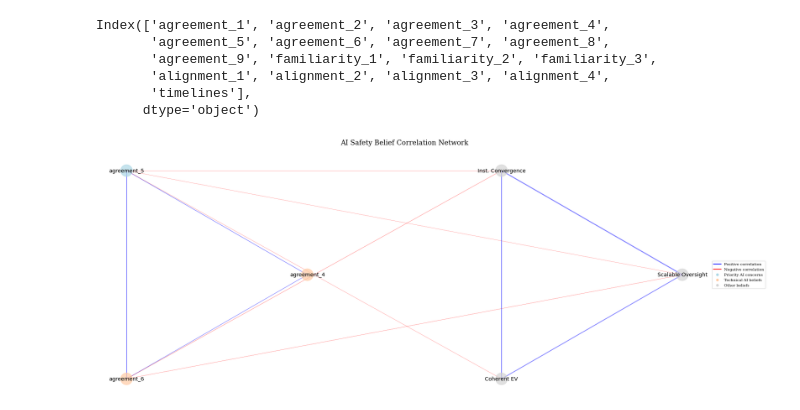
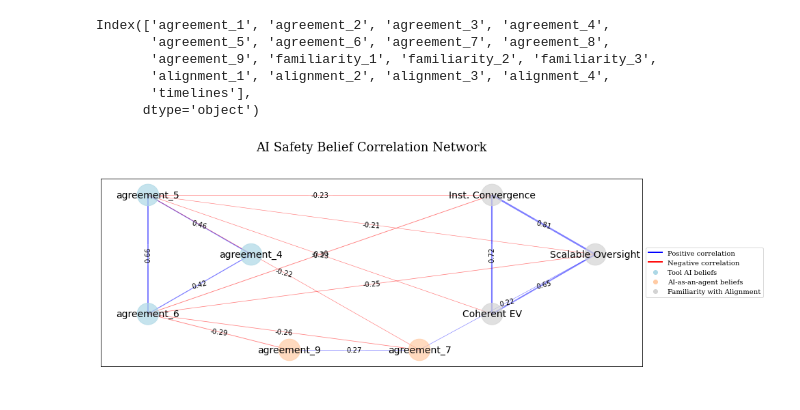
Before and after one commit to sevdeawesome/survey_figures, a Jupyter notebook: correlation_figs/figure_3.ipynb, the cells around one changed output. Drawn from its saved outputs; the diff is of its cells as text; code cells hidden in the pictures.

```diff
--- a/correlation_figs/figure_3.ipynb
+++ b/correlation_figs/figure_3.ipynb
@@ -284,7 +284,10 @@ def plot_correlation_network_clusters(
     # Generate positions for each cluster
     pos_1 = get_cluster_positions(nodes_1, x1, r1)
     pos_2 = get_cluster_positions(nodes_2, x2, r2)
+    pos_2 = {node: (x, y - 0.5) for node, (x, y) in get_cluster_positions(nodes_2, x2, r2).items()}  # -0.5 moves it down
     pos_3 = get_cluster_positions(nodes_3, x3, r3)
+    # pos_3 = {node: (x, y - 0.5) for node, (x, y) in get_cluster_positions(nodes_3, x3, r3).items()}  # -0.5 moves it down
+
 
     # Combine all positions
     pos = {**pos_1, **pos_2, **pos_3}
@@ -293,11 +296,14 @@ def plot_correlation_network_clusters(
     priority_ai = {'agreement_1', 'agreement_5', 'agreement_9'}
     technical_ai = {'agreement_3', 'agreement_4', 'agreement_6', 'agreement_7'}
 
+    tool_ai = {'agreement_4', 'agreement_5', 'agreement_6', 'timelines'}
+    autonomous_ai = {'agreement_7', 'agreement_9'}
+
     node_colors = []
     for node in all_nodes:
-        if node in priority_ai:
+        if node in tool_ai:
             node_colors.append('#add8e6')  # Light blue
-        elif node in technical_ai:
+        elif node in autonomous_ai:
             node_colors.append('#ffcba4')  # Light orange
         else:
             node_colors.append('#d3d3d3')  # Light gray
@@ -316,6 +322,25 @@ def plot_correlation_network_clusters(
                           node_color=node_colors,
                           node_size=1000,
                           alpha=0.7)
+
+        # In the edge creation section, save the correlation values:
+    edge_labels = {}  # Add this where edges are created
+    for i, node1 in enumerate(all_nodes):
+        for node2 in all_nodes[i+1:]:
+            corr = correlation_matrix.loc[node1, node2]
+            if abs(corr) >= threshold:
+                G.add_edge(node1, node2,
+                          weight=abs(corr),
+                          color='blue' if corr > 0 else 'red')
+                edge_labels[(node1, node2)] = f'{corr:.2f}'  # Add this line
+
+    # After drawing edges, add:
+    nx.draw_networkx_edge_labels(
+        G, pos,
+        edge_labels=edge_labels,
+        font_size=sizes['small_size'],
+        bbox=dict(alpha=0.1, color='white')  # Optional: adds a semi-transparent background to labels
+    )
 
     # Draw edges
     edges = G.edges()
@@ -340,9 +365,9 @@ def plot_correlation_network_clusters(
     legend_elements = [
         Line2D([0], [0], color='blue', lw=2, label='Positive correlation'),
         Line2D([0], [0], color='red', lw=2, label='Negative correlation'),
-        plt.scatter([], [], c='#add8e6', label='Priority AI concerns'),
-        plt.scatter([], [], c='#ffcba4', label='Technical AI beliefs'),
-        plt.scatter([], [], c='#d3d3d3', label='Other beliefs')
+        plt.scatter([], [], c='#add8e6', label='Tool AI beliefs'),
+        plt.scatter([], [], c='#ffcba4', label='AI-as-an-agent beliefs'),
+        plt.scatter([], [], c='#d3d3d3', label='Familiarity with Alignment')
     ]
 
     ax.legend(handles=legend_elements,
@@ -360,20 +385,21 @@ def plot_correlation_network_clusters(
 # %%
 fig, ax = plot_correlation_network_clusters(
     corr,
     # relabels={'agreement_1': 'AGI timeline concerns'},
     relabels={
         # 'alignment_1': 'Alignment Problem',
         'alignment_2': 'Scalable Oversight',
         'alignment_3': 'Inst. Convergence',
         'alignment_4': 'Coherent EV',
     },
     threshold=0.2,
-    figsize=(25, 12),
+    figsize=(14, 7),
     nodes_to_include_1={'agreement_4', 'agreement_5', 'agreement_6'},
     # nodes_to_include_2={'agreement_4', 'agreement_5', 'agreement_6'},
-    nodes_to_include_2={},
+    # nodes_to_include_2={},
+    nodes_to_include_2={"agreement_7", "agreement_9"},
     nodes_to_include_3={'alignment_2', 'alignment_3', 'alignment_4'},
 )
 plt.show()
 # %% [output]
-[figure, old version]
+[figure, new version]
```
